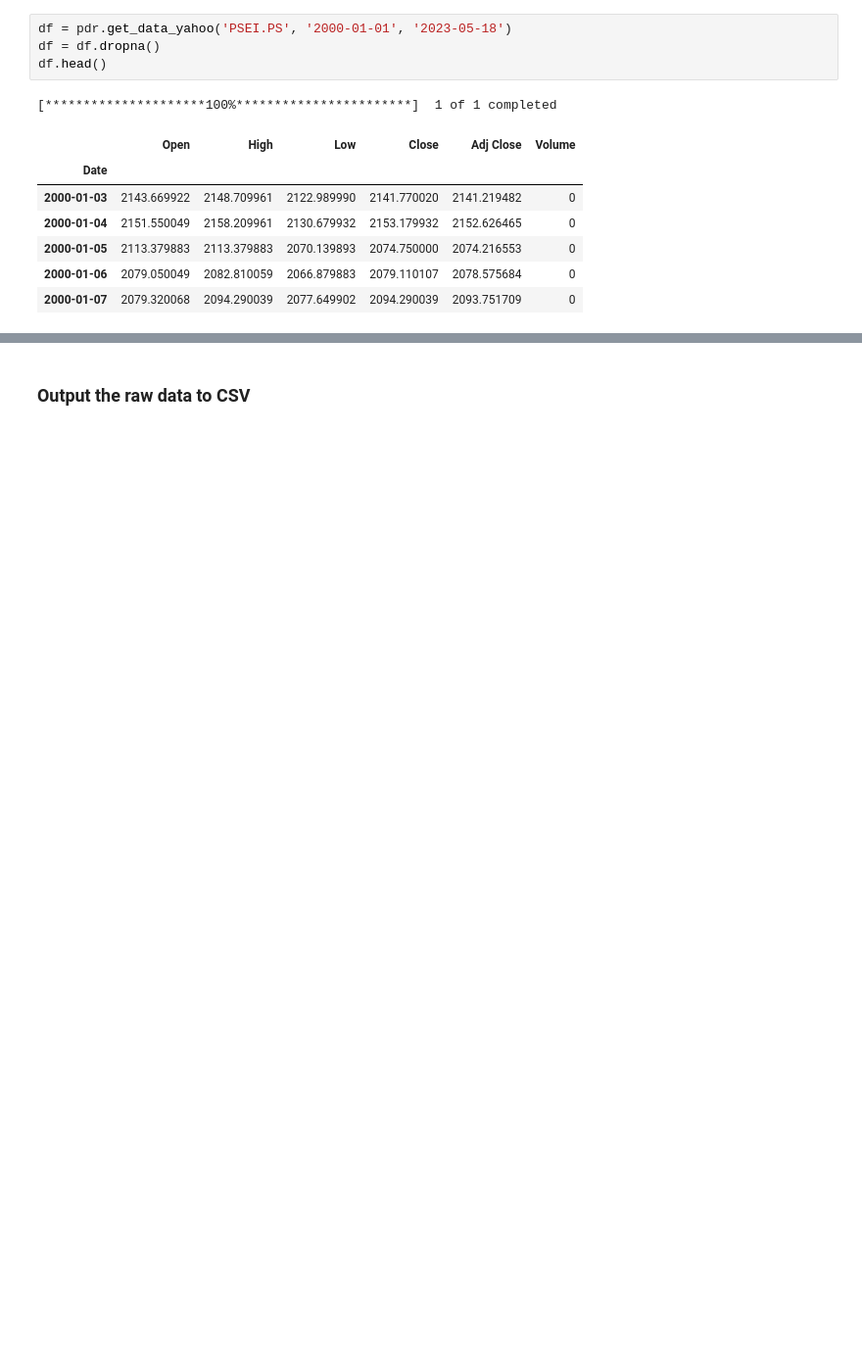
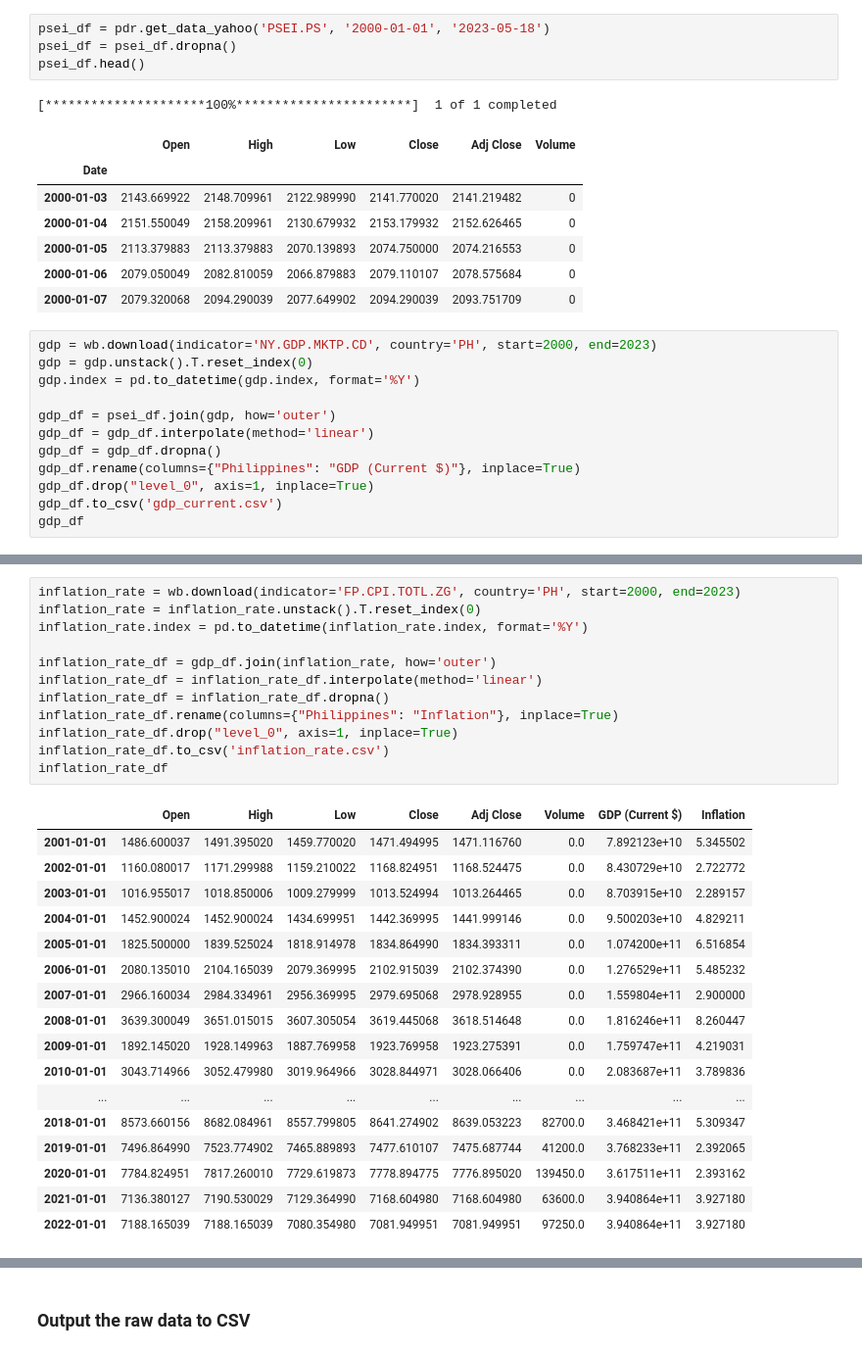
Before and after one commit to t4bby/psei-analysis, a Jupyter notebook: psei-draft.ipynb, the cells around one changed output, grey strips where cells are left out. Shown at 98% size. Cells and saved outputs as stored; diff of their text form; blank space fills up the shorter version.

```diff
--- a/psei-draft.ipynb
+++ b/psei-draft.ipynb
@@ -41,9 +48,9 @@ pd.options.plotting.backend = "plotly" # Use plotly as the plotting backend
 This will download the data from Yahoo Finance API and then import it to pandas dataframe.
 The data will be downloaded is from `2000-01-01` to `2023-05-18` with an interval of `1 day`
 # %%
-df = pdr.get_data_yahoo('PSEI.PS', '2000-01-01', '2023-05-18')
-df = df.dropna()
-df.head()
+psei_df = pdr.get_data_yahoo('PSEI.PS', '2000-01-01', '2023-05-18')
+psei_df = psei_df.dropna()
+psei_df.head()
 # %% [output]
 [*********************100%***********************]  1 of 1 completed
 |  | Open | High | Low | Close | Adj Close | Volume |
@@ -53,3 +60,15 @@ df.head()
 | 2000-01-05 | 2113.379883 | 2113.379883 | 2070.139893 | 2074.750000 | 2074.216553 | 0 |
 | 2000-01-06 | 2079.050049 | 2082.810059 | 2066.879883 | 2079.110107 | 2078.575684 | 0 |
 | 2000-01-07 | 2079.320068 | 2094.290039 | 2077.649902 | 2094.290039 | 2093.751709 | 0 |
+# %%
+gdp = wb.download(indicator='NY.GDP.MKTP.CD', country='PH', start=2000, end=2023)
+gdp = gdp.unstack().T.reset_index(0)
+gdp.index = pd.to_datetime(gdp.index, format='%Y')
+
+gdp_df = psei_df.join(gdp, how='outer')
+gdp_df = gdp_df.interpolate(method='linear')
+gdp_df = gdp_df.dropna()
+gdp_df.rename(columns={"Philippines": "GDP (Current $)"}, inplace=True)
+gdp_df.drop("level_0", axis=1, inplace=True)
+gdp_df.to_csv('gdp_current.csv')
+gdp_df
@@ -55,0 +93,30 @@ df.head()
+# %%
+inflation_rate = wb.download(indicator='FP.CPI.TOTL.ZG', country='PH', start=2000, end=2023)
+inflation_rate = inflation_rate.unstack().T.reset_index(0)
+inflation_rate.index = pd.to_datetime(inflation_rate.index, format='%Y')
+
+inflation_rate_df = gdp_df.join(inflation_rate, how='outer')
+inflation_rate_df = inflation_rate_df.interpolate(method='linear')
+inflation_rate_df = inflation_rate_df.dropna()
+inflation_rate_df.rename(columns={"Philippines": "Inflation"}, inplace=True)
+inflation_rate_df.drop("level_0", axis=1, inplace=True)
+inflation_rate_df.to_csv('inflation_rate.csv')
+inflation_rate_df
+# %% [output]
+|  | Open | High | Low | Close | Adj Close | Volume | GDP (Current $) | Inflation |
+| 2001-01-01 | 1486.600037 | 1491.395020 | 1459.770020 | 1471.494995 | 1471.116760 | 0.0 | 7.892123e+10 | 5.345502 |
+| 2002-01-01 | 1160.080017 | 1171.299988 | 1159.210022 | 1168.824951 | 1168.524475 | 0.0 | 8.430729e+10 | 2.722772 |
+| 2003-01-01 | 1016.955017 | 1018.850006 | 1009.279999 | 1013.524994 | 1013.264465 | 0.0 | 8.703915e+10 | 2.289157 |
+| 2004-01-01 | 1452.900024 | 1452.900024 | 1434.699951 | 1442.369995 | 1441.999146 | 0.0 | 9.500203e+10 | 4.829211 |
+| 2005-01-01 | 1825.500000 | 1839.525024 | 1818.914978 | 1834.864990 | 1834.393311 | 0.0 | 1.074200e+11 | 6.516854 |
+| 2006-01-01 | 2080.135010 | 2104.165039 | 2079.369995 | 2102.915039 | 2102.374390 | 0.0 | 1.276529e+11 | 5.485232 |
+| 2007-01-01 | 2966.160034 | 2984.334961 | 2956.369995 | 2979.695068 | 2978.928955 | 0.0 | 1.559804e+11 | 2.900000 |
+| 2008-01-01 | 3639.300049 | 3651.015015 | 3607.305054 | 3619.445068 | 3618.514648 | 0.0 | 1.816246e+11 | 8.260447 |
+| 2009-01-01 | 1892.145020 | 1928.149963 | 1887.769958 | 1923.769958 | 1923.275391 | 0.0 | 1.759747e+11 | 4.219031 |
+| 2010-01-01 | 3043.714966 | 3052.479980 | 3019.964966 | 3028.844971 | 3028.066406 | 0.0 | 2.083687e+11 | 3.789836 |
+| ... | ... | ... | ... | ... | ... | ... | ... | ... |
+| 2018-01-01 | 8573.660156 | 8682.084961 | 8557.799805 | 8641.274902 | 8639.053223 | 82700.0 | 3.468421e+11 | 5.309347 |
+| 2019-01-01 | 7496.864990 | 7523.774902 | 7465.889893 | 7477.610107 | 7475.687744 | 41200.0 | 3.768233e+11 | 2.392065 |
+| 2020-01-01 | 7784.824951 | 7817.260010 | 7729.619873 | 7778.894775 | 7776.895020 | 139450.0 | 3.617511e+11 | 2.393162 |
+| 2021-01-01 | 7136.380127 | 7190.530029 | 7129.364990 | 7168.604980 | 7168.604980 | 63600.0 | 3.940864e+11 | 3.927180 |
+| 2022-01-01 | 7188.165039 | 7188.165039 | 7080.354980 | 7081.949951 | 7081.949951 | 97250.0 | 3.940864e+11 | 3.927180 |
```
Also changed, not shown: parts of 34 cells of this notebook, 1 other file.
